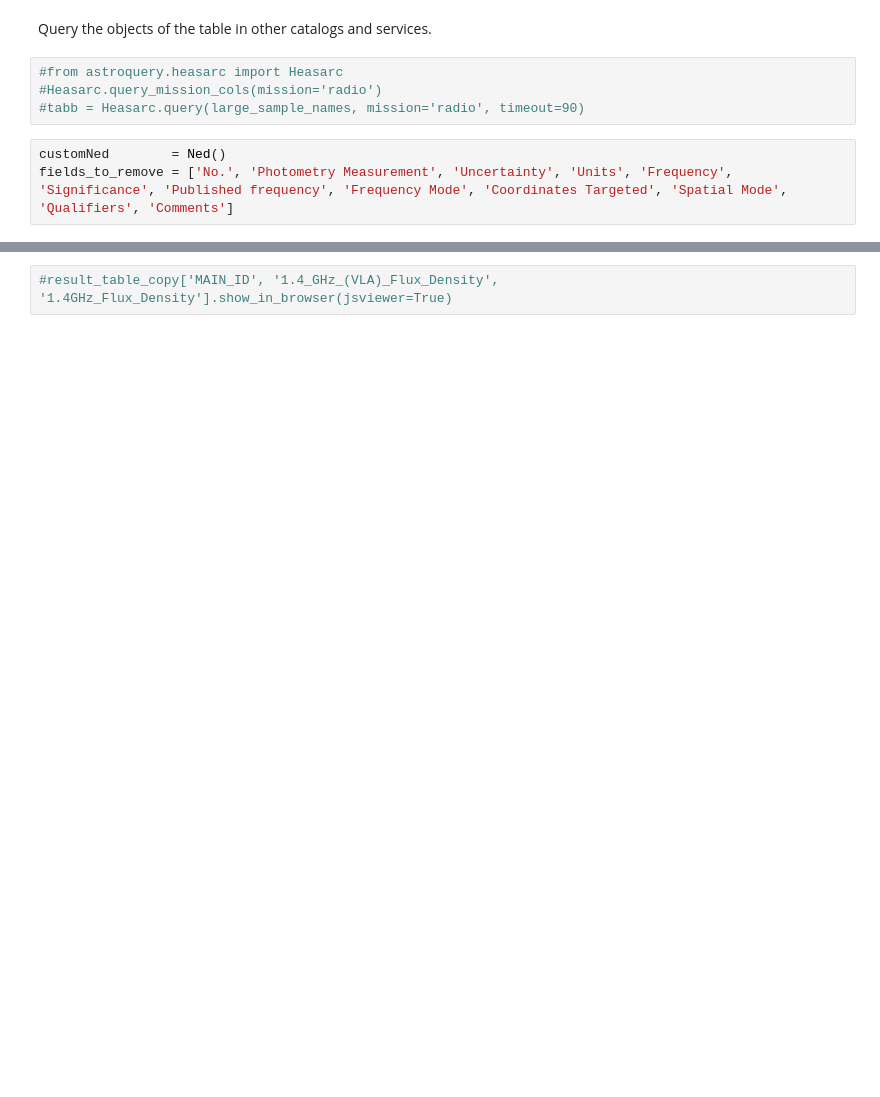
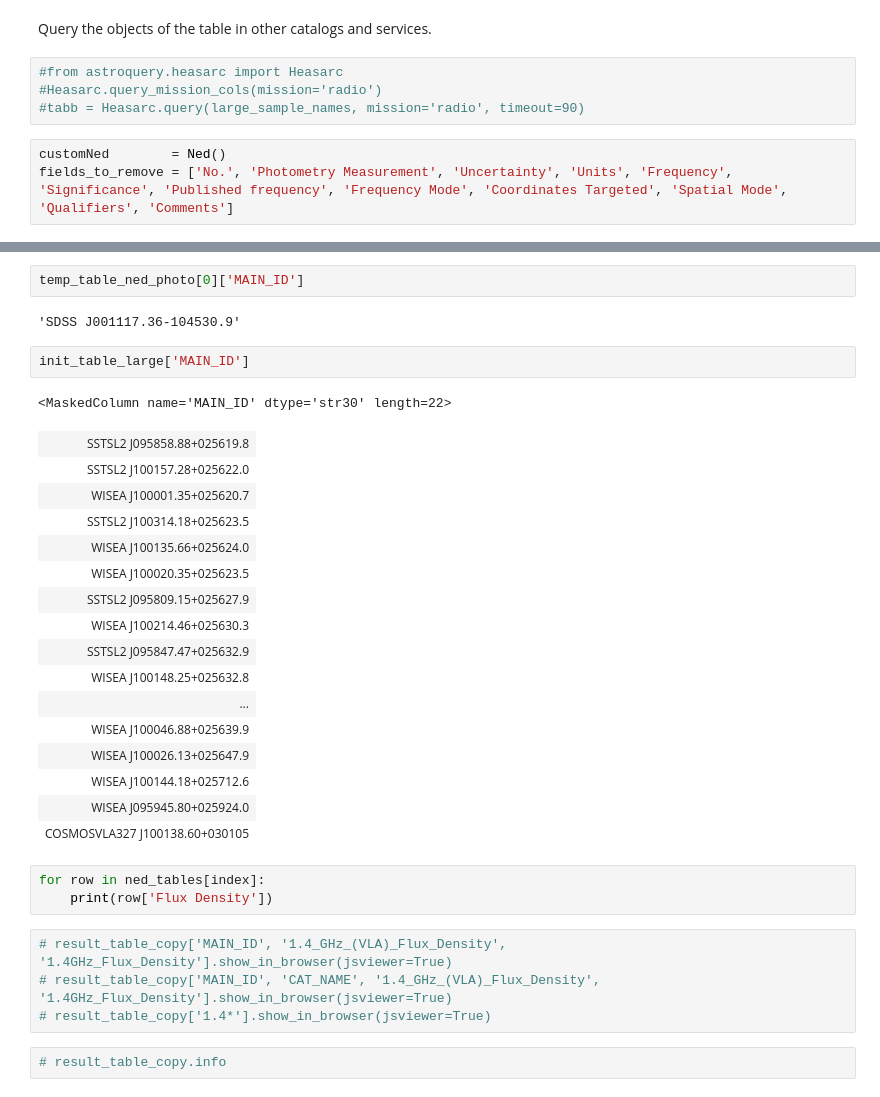
Before and after one commit to racarvajal/work_notes, a Jupyter notebook: Fetch_high_z_cat.ipynb, the cells around one changed output, grey strips where cells are left out. Drawn from its saved outputs; the diff is of its cells as text; blank space fills up the shorter version.

```diff
--- a/Fetch_high_z_cat.ipynb
+++ b/Fetch_high_z_cat.ipynb
@@ -362,4 +1085,35 @@ result_table_copy = hstack([result_table_copy, init_table_large])
+# %%
+temp_table_ned_photo[0]['MAIN_ID']
+# %% [output]
+'SDSS J001117.36-104530.9'
+# %%
+init_table_large['MAIN_ID']
+# %% [output]
+<MaskedColumn name='MAIN_ID' dtype='str30' length=22>
+| SSTSL2 J095858.88+025619.8 |
+| SSTSL2 J100157.28+025622.0 |
+| WISEA J100001.35+025620.7 |
+| SSTSL2 J100314.18+025623.5 |
+| WISEA J100135.66+025624.0 |
+| WISEA J100020.35+025623.5 |
+| SSTSL2 J095809.15+025627.9 |
+| WISEA J100214.46+025630.3 |
+| SSTSL2 J095847.47+025632.9 |
+| WISEA J100148.25+025632.8 |
+| ... |
+| WISEA J100046.88+025639.9 |
+| WISEA J100026.13+025647.9 |
+| WISEA J100144.18+025712.6 |
+| WISEA J095945.80+025924.0 |
+| COSMOSVLA327 J100138.60+030105 |
+# %%
+for row in ned_tables[index]:
+    print(row['Flux Density'])
 # %%
-#result_table_copy['MAIN_ID', '1.4_GHz_(VLA)_Flux_Density', '1.4GHz_Flux_Density'].show_in_browser(jsviewer=True)
+# result_table_copy['MAIN_ID', '1.4_GHz_(VLA)_Flux_Density', '1.4GHz_Flux_Density'].show_in_browser(jsviewer=True)
+# result_table_copy['MAIN_ID', 'CAT_NAME', '1.4_GHz_(VLA)_Flux_Density', '1.4GHz_Flux_Density'].show_in_browser(jsviewer=True)
+# result_table_copy['1.4*'].show_in_browser(jsviewer=True)
+# %%
+# result_table_copy.info
 # %%
 result_table_copy['1.4_GHz_(VLA)_Flux_Density', '1.4GHz_Flux_Density'].info(['attributes', 'stats'])
```
Also changed, not shown: parts of 138 cells of this notebook.
